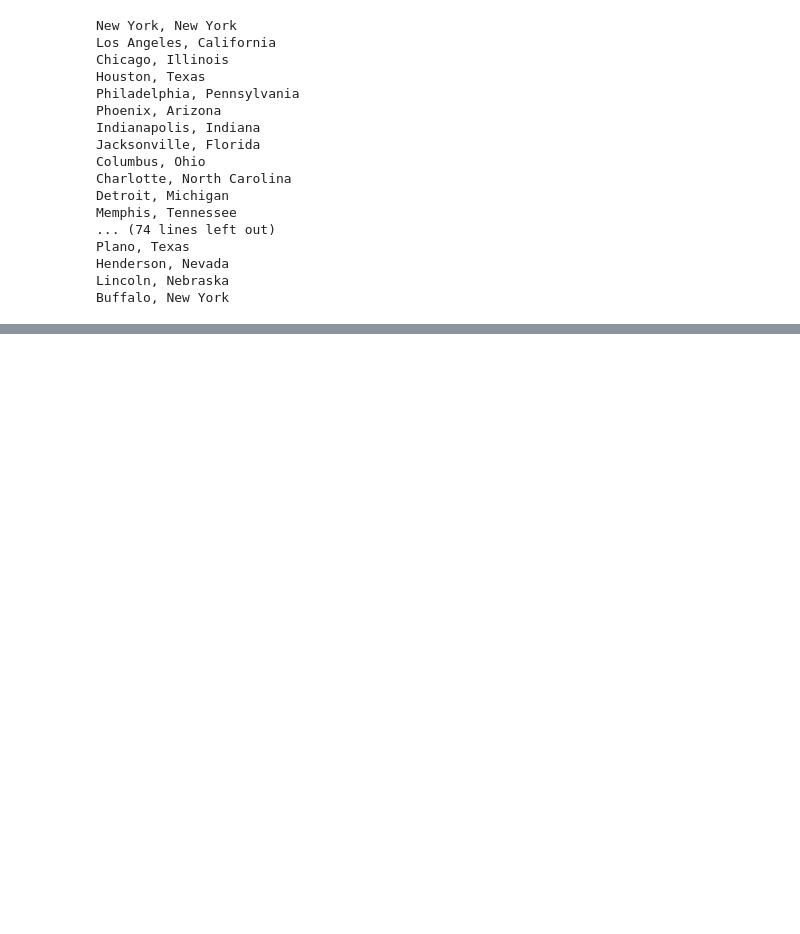
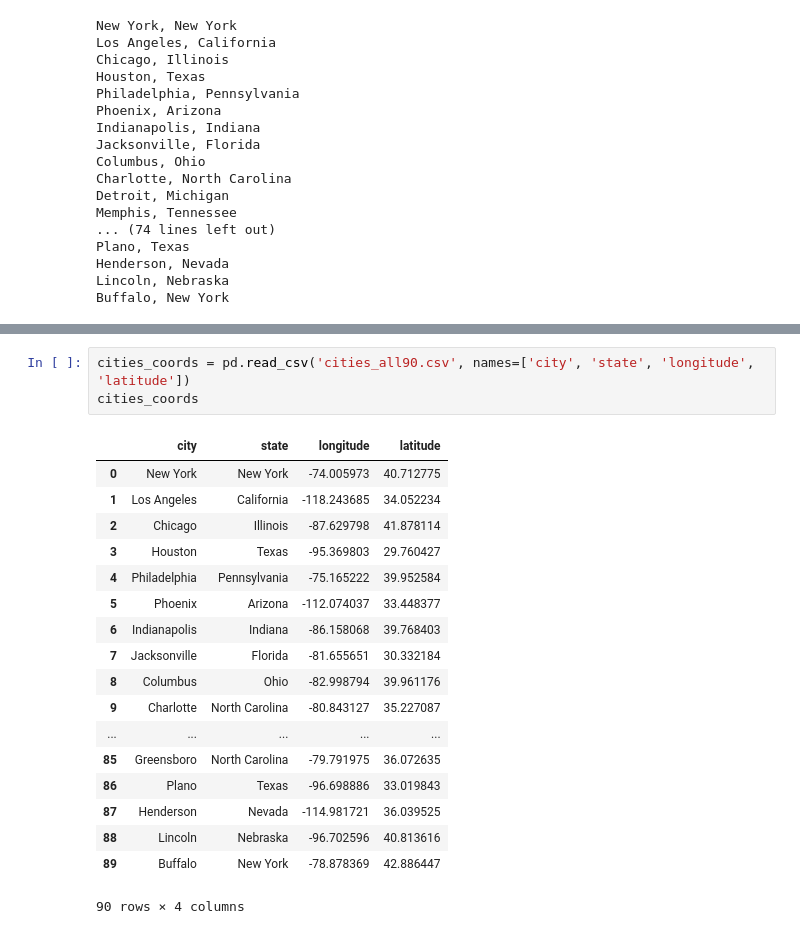
Before and after one commit to CUBigDataClass/BigMood-Archiver, a Jupyter notebook: archiver_development.ipynb, the cells around one changed output, grey strips where cells are left out. Cells and saved outputs as stored; diff of their text form; blank space fills up the shorter version.

```diff
--- a/archiver_development.ipynb
+++ b/archiver_development.ipynb
@@ -340,0 +354,22 @@ Buffalo, New York
+# %%
+cities_coords = pd.read_csv('cities_all90.csv', names=['city', 'state', 'longitude', 'latitude'])
+cities_coords
+# %% [output]
+|  | city | state | longitude | latitude |
+| 0 | New York | New York | -74.005973 | 40.712775 |
+| 1 | Los Angeles | California | -118.243685 | 34.052234 |
+| 2 | Chicago | Illinois | -87.629798 | 41.878114 |
+| 3 | Houston | Texas | -95.369803 | 29.760427 |
+| 4 | Philadelphia | Pennsylvania | -75.165222 | 39.952584 |
+| 5 | Phoenix | Arizona | -112.074037 | 33.448377 |
+| 6 | Indianapolis | Indiana | -86.158068 | 39.768403 |
+| 7 | Jacksonville | Florida | -81.655651 | 30.332184 |
+| 8 | Columbus | Ohio | -82.998794 | 39.961176 |
+| 9 | Charlotte | North Carolina | -80.843127 | 35.227087 |
+| ... | ... | ... | ... | ... |
+| 85 | Greensboro | North Carolina | -79.791975 | 36.072635 |
+| 86 | Plano | Texas | -96.698886 | 33.019843 |
+| 87 | Henderson | Nevada | -114.981721 | 36.039525 |
+| 88 | Lincoln | Nebraska | -96.702596 | 40.813616 |
+| 89 | Buffalo | New York | -78.878369 | 42.886447 |
+90 rows × 4 columns
```
Also changed, not shown: parts of 12 cells of this notebook.
